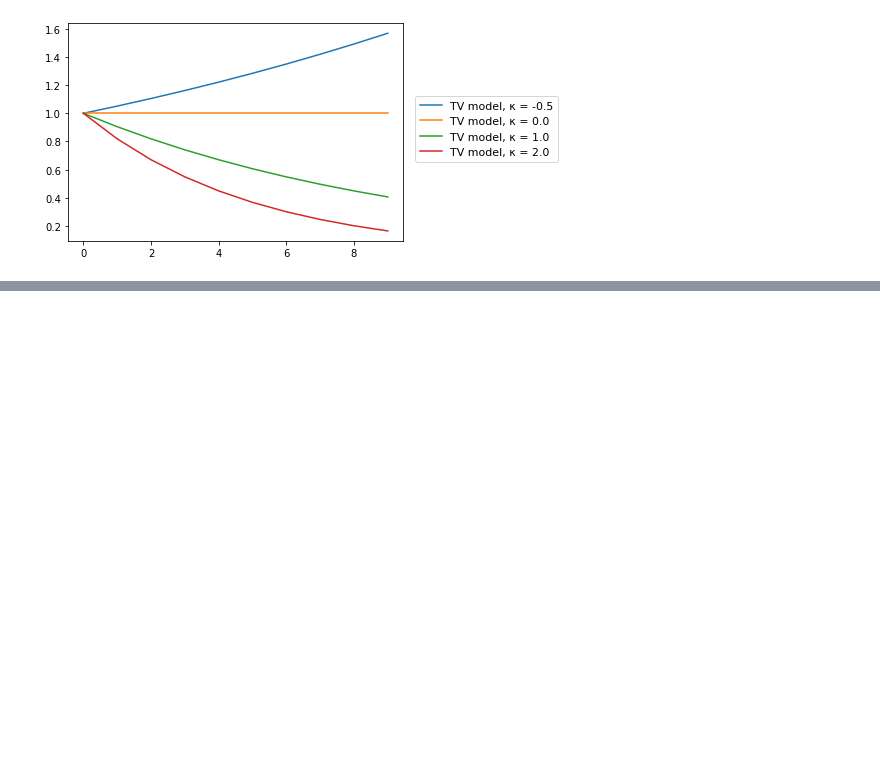
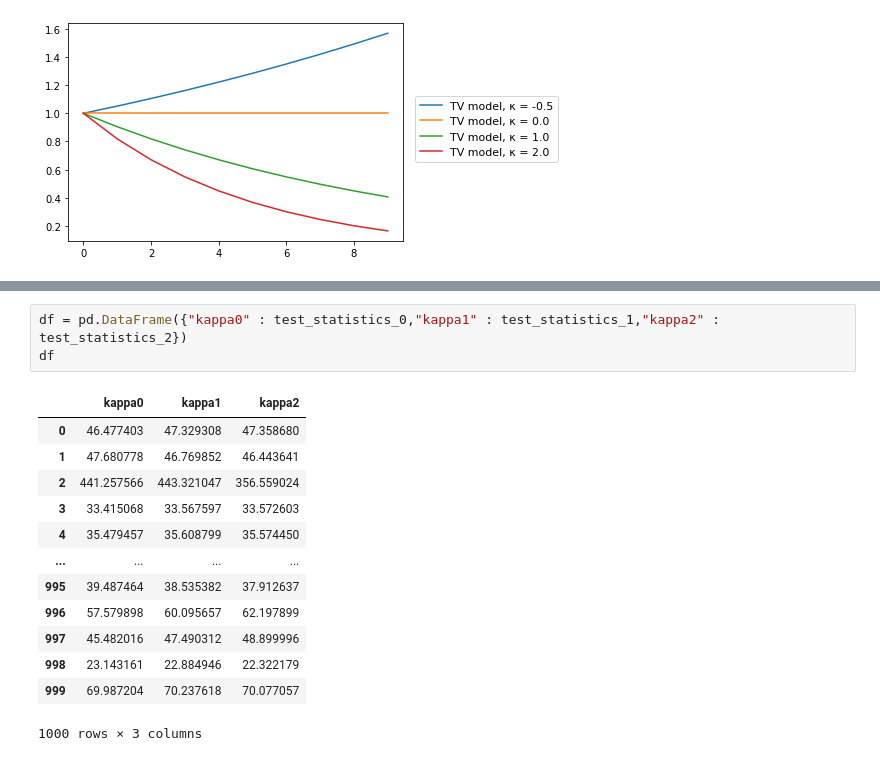
Before and after one commit to JochemvdBosch/Forecast_evaluation, a Jupyter notebook: Analyze_code.ipynb, the cells around one changed output, grey strips where cells are left out. Cells and saved outputs as stored; diff of their text form; blank space fills up the shorter version.

```diff
--- a/Analyze_code.ipynb
+++ b/Analyze_code.ipynb
@@ -366,0 +667,17 @@ ax.legend(bbox_to_anchor=(1.02, 0.69),prop={'size':11},ncol=1)
+# %%
+df = pd.DataFrame({"kappa0" : test_statistics_0,"kappa1" : test_statistics_1,"kappa2" : test_statistics_2})
+df
+# %% [output]
+|  | kappa0 | kappa1 | kappa2 |
+| 0 | 46.477403 | 47.329308 | 47.358680 |
+| 1 | 47.680778 | 46.769852 | 46.443641 |
+| 2 | 441.257566 | 443.321047 | 356.559024 |
+| 3 | 33.415068 | 33.567597 | 33.572603 |
+| 4 | 35.479457 | 35.608799 | 35.574450 |
+| ... | ... | ... | ... |
+| 995 | 39.487464 | 38.535382 | 37.912637 |
+| 996 | 57.579898 | 60.095657 | 62.197899 |
+| 997 | 45.482016 | 47.490312 | 48.899996 |
+| 998 | 23.143161 | 22.884946 | 22.322179 |
+| 999 | 69.987204 | 70.237618 | 70.077057 |
+1000 rows × 3 columns
```
Also changed, not shown: parts of 7 cells of this notebook.
